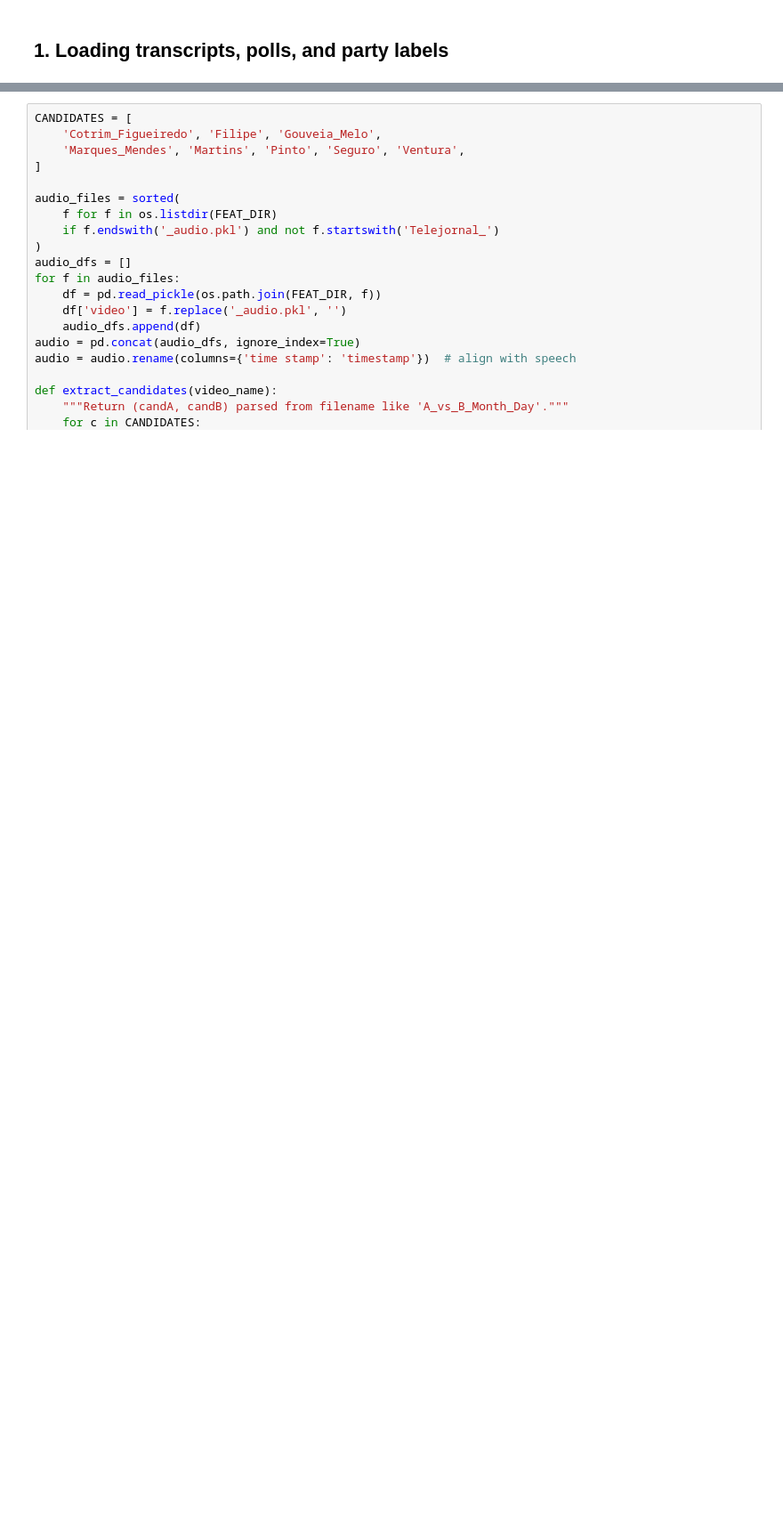
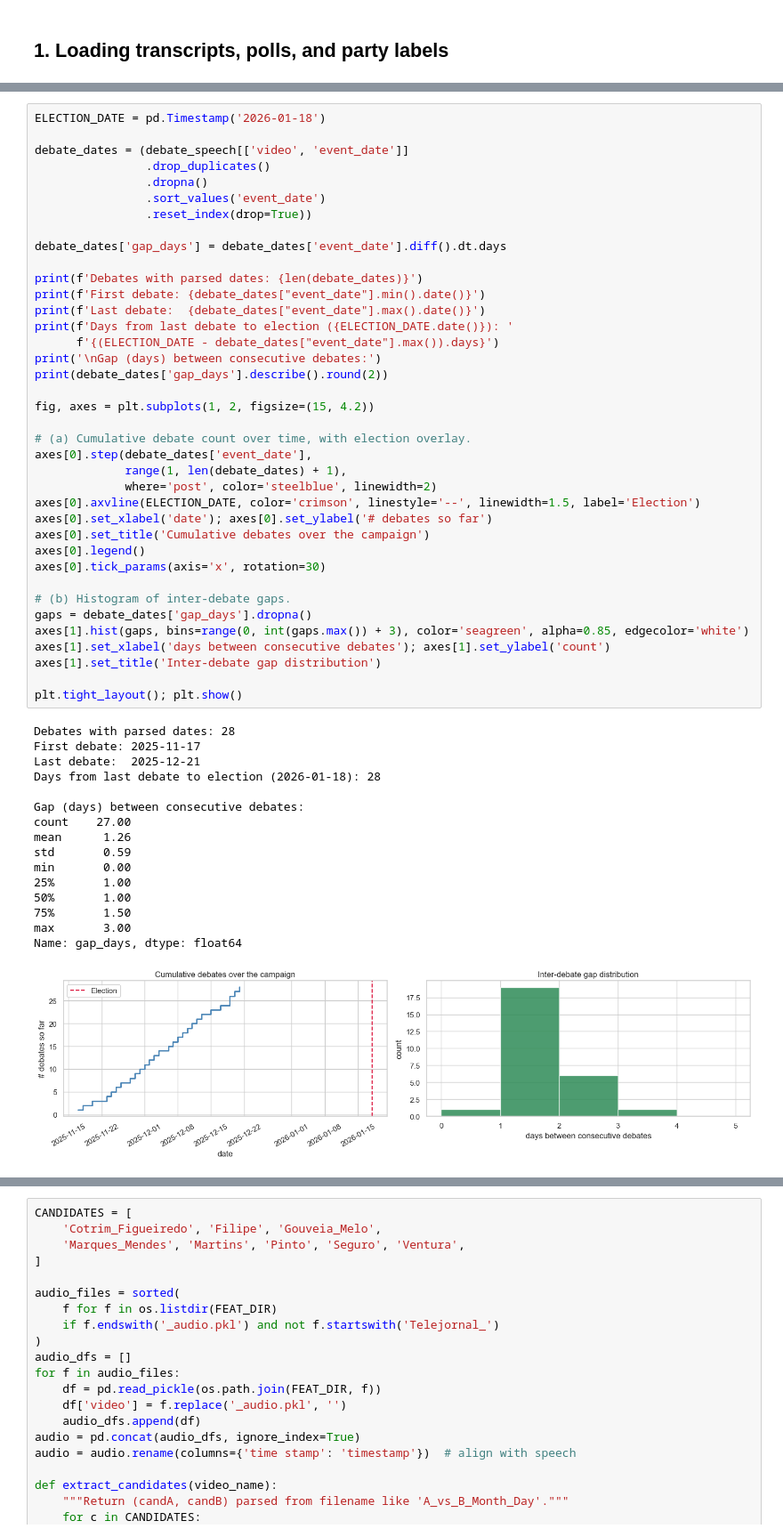
Before and after one commit to Dinisas/Big-Data, a Jupyter notebook: text_polls_eda.ipynb, the cells around one changed output, grey strips where cells are left out. Shown at 89% size. Saved outputs shown, nothing was run; the diff lists cells and outputs as text; blank space fills up the shorter version.

```diff
--- a/text_polls_eda.ipynb
+++ b/text_polls_eda.ipynb
@@ -131,0 +271,55 @@ Workflow:
+# %%
+ELECTION_DATE = pd.Timestamp('2026-01-18')
+
+debate_dates = (debate_speech[['video', 'event_date']]
+                .drop_duplicates()
+                .dropna()
+                .sort_values('event_date')
+                .reset_index(drop=True))
+
+debate_dates['gap_days'] = debate_dates['event_date'].diff().dt.days
+
+print(f'Debates with parsed dates: {len(debate_dates)}')
+print(f'First debate: {debate_dates["event_date"].min().date()}')
+print(f'Last debate:  {debate_dates["event_date"].max().date()}')
+print(f'Days from last debate to election ({ELECTION_DATE.date()}): '
+      f'{(ELECTION_DATE - debate_dates["event_date"].max()).days}')
+print('\nGap (days) between consecutive debates:')
+print(debate_dates['gap_days'].describe().round(2))
+
+fig, axes = plt.subplots(1, 2, figsize=(15, 4.2))
+
+# (a) Cumulative debate count over time, with election overlay.
+axes[0].step(debate_dates['event_date'],
+             range(1, len(debate_dates) + 1),
+             where='post', color='steelblue', linewidth=2)
+axes[0].axvline(ELECTION_DATE, color='crimson', linestyle='--', linewidth=1.5, label='Election')
+axes[0].set_xlabel('date'); axes[0].set_ylabel('# debates so far')
+axes[0].set_title('Cumulative debates over the campaign')
+axes[0].legend()
+axes[0].tick_params(axis='x', rotation=30)
+
+# (b) Histogram of inter-debate gaps.
+gaps = debate_dates['gap_days'].dropna()
+axes[1].hist(gaps, bins=range(0, int(gaps.max()) + 3), color='seagreen', alpha=0.85, edgecolor='white')
+axes[1].set_xlabel('days between consecutive debates'); axes[1].set_ylabel('count')
+axes[1].set_title('Inter-debate gap distribution')
+
+plt.tight_layout(); plt.show()
+# %% [output]
+Debates with parsed dates: 28
+First debate: 2025-11-17
+Last debate:  2025-12-21
+Days from last debate to election (2026-01-18): 28
+
+Gap (days) between consecutive debates:
+count    27.00
+mean      1.26
+std       0.59
+min       0.00
+25%       1.00
+50%       1.00
+75%       1.50
+max       3.00
+Name: gap_days, dtype: float64
+[figure, added]
```
Also changed, not shown: parts of 79 cells of this notebook, 1 other file.
